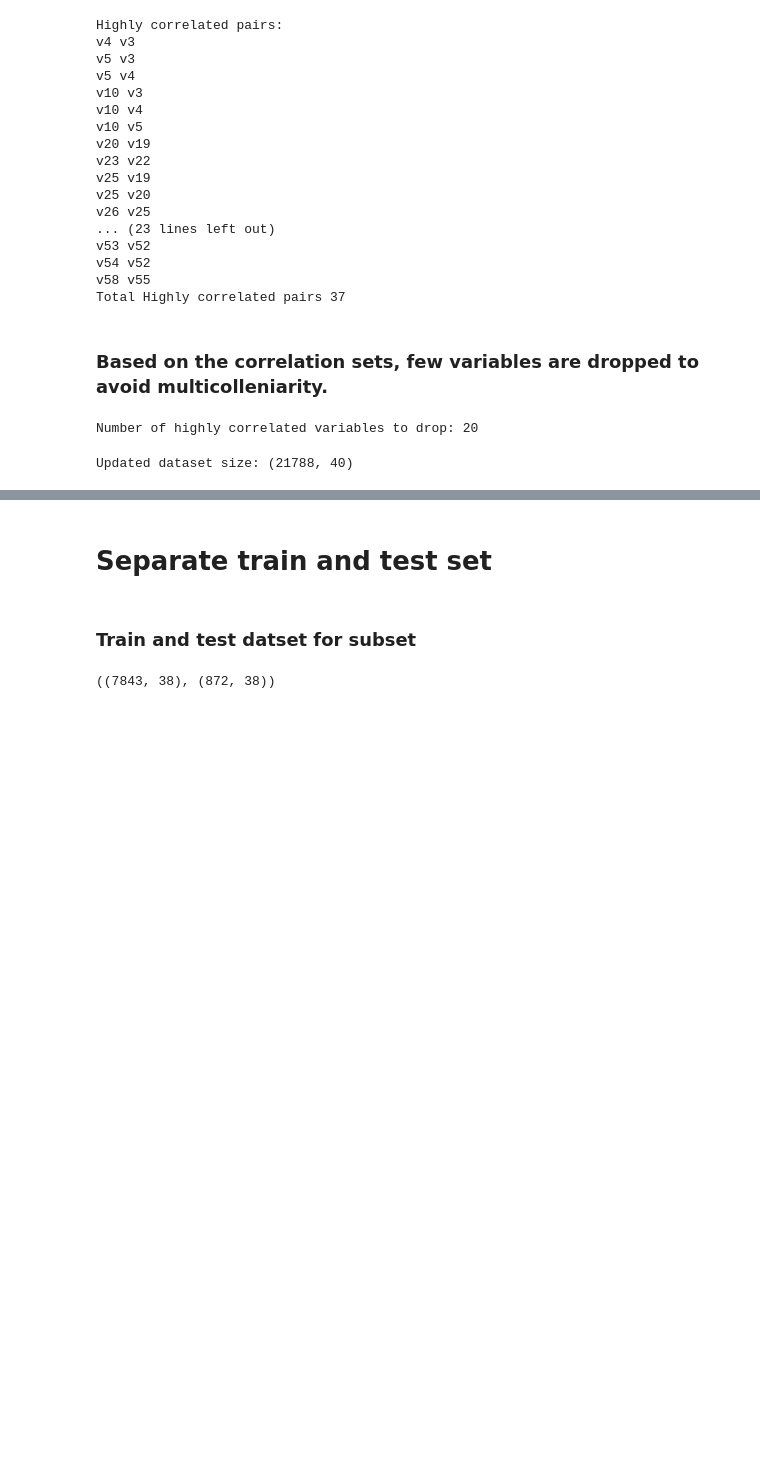
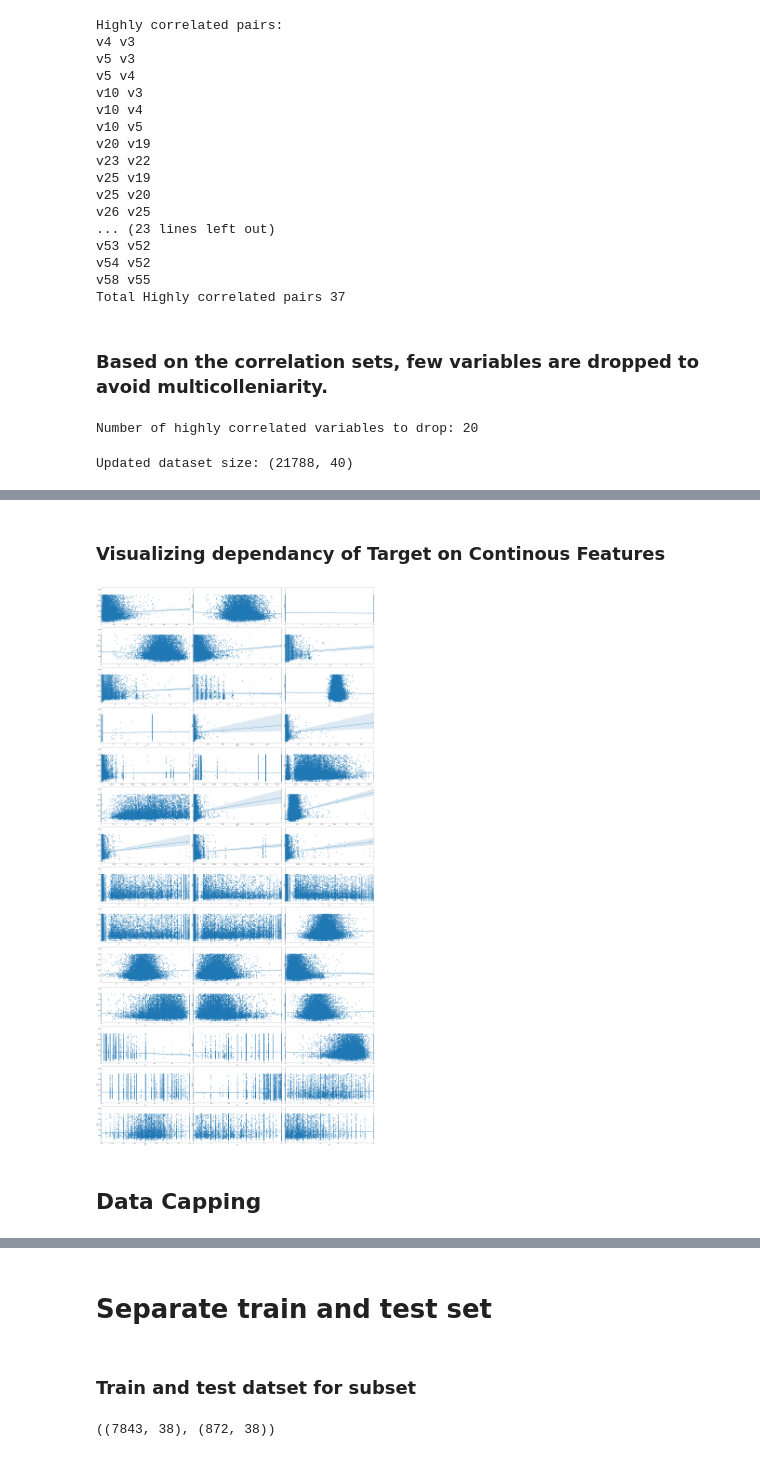
Before and after one commit to rajadevineni/Applied_ML_Coding_Exam1, a Jupyter notebook: Exam_1_Drive_copy.ipynb, the cells around one changed output, grey strips where cells are left out. Cells and saved outputs as stored; diff of their text form; code cells hidden in the pictures; blank space fills up the shorter version.

```diff
--- a/Exam_1_Drive_copy.ipynb
+++ b/Exam_1_Drive_copy.ipynb
@@ -228,0 +281,12 @@ Updated dataset size: (21788, 40)
+# %% [markdown]
+### **Visualizing dependancy of Target on Continous Features**
+# %%
+rows = len(continuous)//3
+fig, axs = plt.subplots(rows, 3, sharey=True, tight_layout=True, figsize=(40,80))
+axs = axs.flatten()
+for i, var in enumerate(continuous):
+  sns.regplot(x = var, y = "target", data = data, ax=axs[i])
+# %% [output]
+[figure, added]
+# %% [markdown]
+## Data Capping
```
Also changed, not shown: parts of 13 cells of this notebook.
